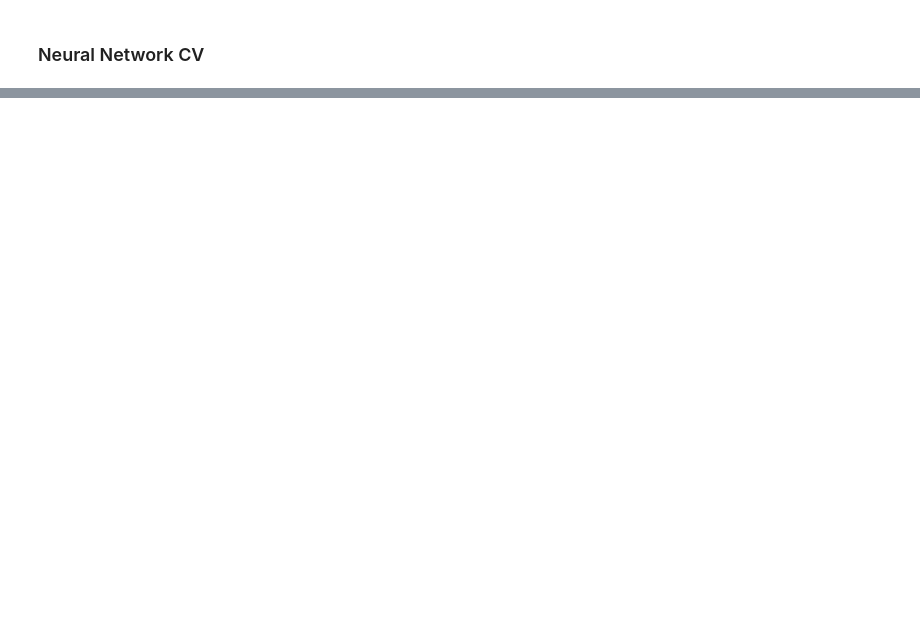
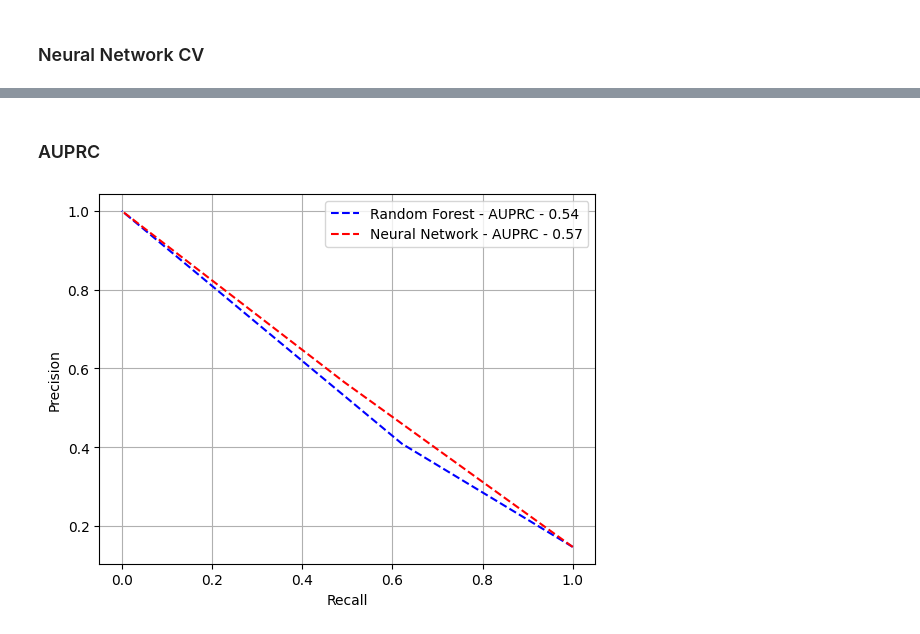
Before and after one commit to Tryd3x/csp571-project, a Jupyter notebook: notebooks/Cross_Validation.ipynb, the cells around one changed output, grey strips where cells are left out. Cells and saved outputs as stored; diff of their text form; code cells hidden in the pictures; blank space fills up the shorter version.

```diff
--- a/notebooks/Cross_Validation.ipynb
+++ b/notebooks/Cross_Validation.ipynb
@@ -74,5 +107,31 @@ Accuracy_mean 0.8541186853520185
 # %% [markdown]
 ### Neural Network CV
+# %%
+def nn_auc(model, X_test, y_test):
+    """
+    Calculate precision, recall, and AUC for a given neural network model and test dataset.
+
+    Parameters:
+        model: Trained model with a predict method.
+        X_test: Features of the test dataset.
+        y_test: True labels of the test dataset.
+
+    Returns:
+        precision: Precision values.
+        recall: Recall values.
+        auc_score: Area under the Precision-Recall curve.
+    """
+    # Get predictions
+    y_pred = model.predict(X_test)
+
+    # In case of multi-class classification, take the class with highest probability
+    y_pred_class = np.argmax(y_pred, axis=1)
+
+    # Calculate precision, recall, and AUC
+    precision, recall, _ = precision_recall_curve(y_test, y_pred_class)
+    auc_score = auc(recall, precision)
+
+    return precision, recall, auc_score
 # %%
 nn_path = Path('../model-reports/neural_network_model.keras')
 nn_classifier = load_model(nn_path)
@@ -106,0 +166,6 @@ Accuracy_mean 0.8971127558845103
+# %%
+# Call the function
+precision_nn, recall_nn, area_nn = nn_auc(nn_classifier, X_test, y_test)
+
+# Print results
+print("AUC:", area_nn)
@@ -106,0 +175,13 @@ Accuracy_mean 0.8971127558845103
+# %% [markdown]
+### AUPRC
+# %%
+plt.plot(recall_rf, precision_rf, linestyle="--", color='b', label='Random Forest - AUPRC - ' + str(area_rf.round(2)))
+plt.plot(recall_nn, precision_nn, linestyle="--", color='r', label='Neural Network - AUPRC - ' + str(area_nn.round(2)))
+
+plt.xlabel('Recall')
+plt.ylabel('Precision')
+plt.grid(True)
+plt.legend()
+plt.show()
+# %% [output]
+[figure, added]
```
Also changed, not shown: parts of 5 cells of this notebook.
